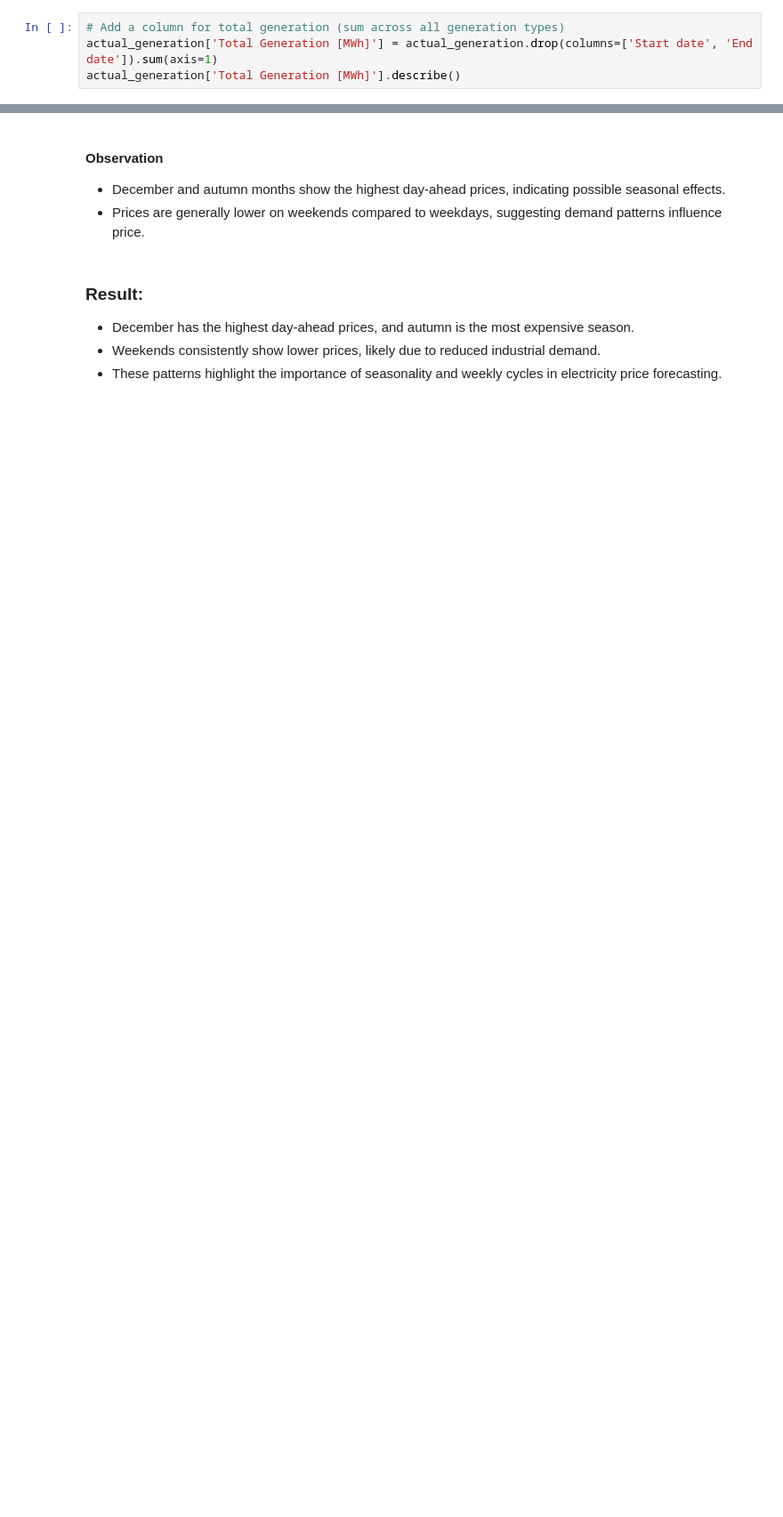
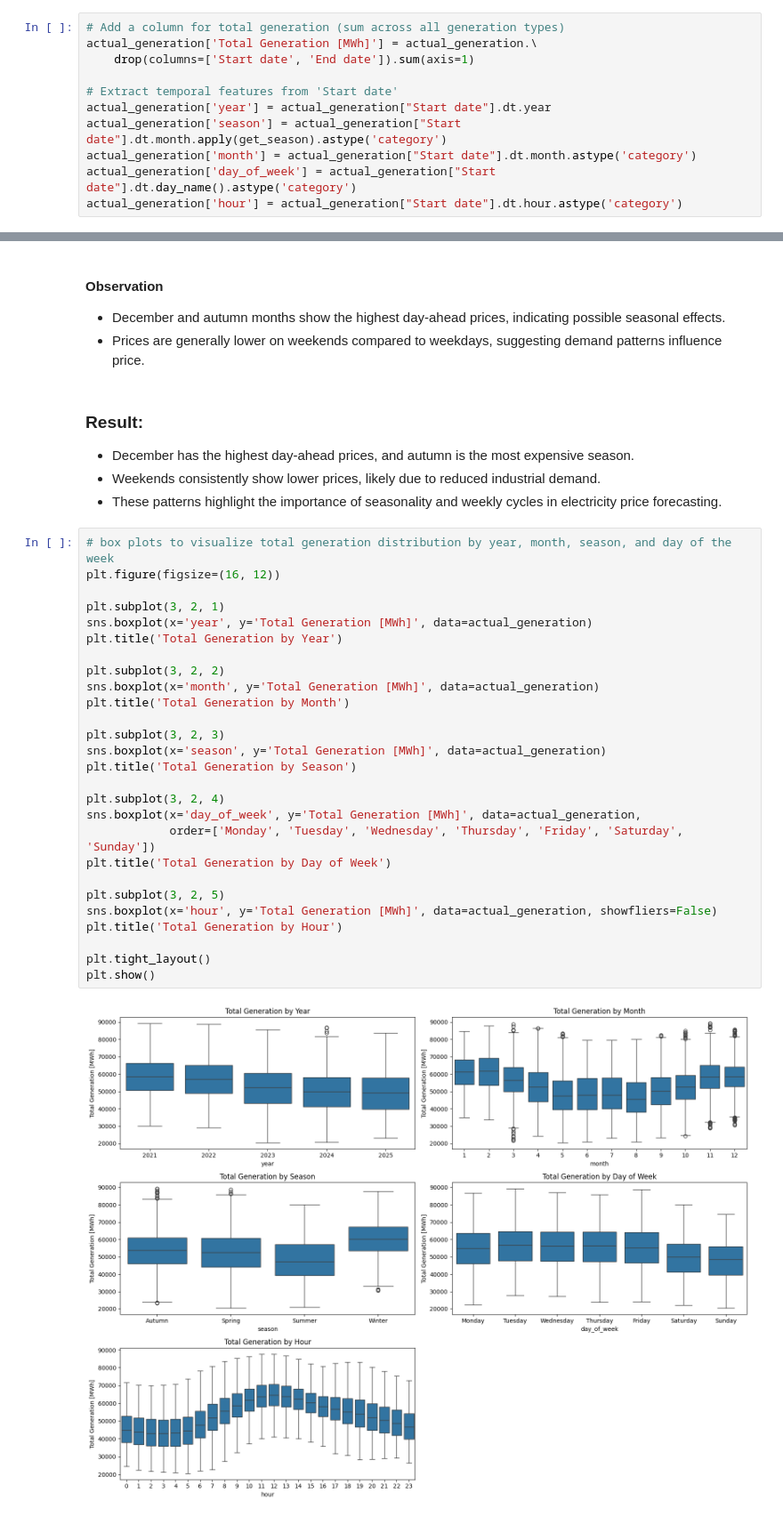
Before and after one commit to Alaeddin-B/german-energy-price-forecasting-mlops, a Jupyter notebook: notebooks/01-EDA.ipynb, the cells around one changed output, grey strips where cells are left out. Shown at 89% size. Cells and saved outputs as stored; diff of their text form; blank space fills up the shorter version.

```diff
--- a/notebooks/01-EDA.ipynb
+++ b/notebooks/01-EDA.ipynb
@@ -133,4 +218,11 @@ False
 # %%
 # Add a column for total generation (sum across all generation types)
-actual_generation['Total Generation [MWh]'] = actual_generation.drop(columns=['Start date', 'End date']).sum(axis=1)
-actual_generation['Total Generation [MWh]'].describe()
+actual_generation['Total Generation [MWh]'] = actual_generation.\
+    drop(columns=['Start date', 'End date']).sum(axis=1)
+
+# Extract temporal features from 'Start date'
+actual_generation['year'] = actual_generation["Start date"].dt.year
+actual_generation['season'] = actual_generation["Start date"].dt.month.apply(get_season).astype('category')
+actual_generation['month'] = actual_generation["Start date"].dt.month.astype('category')
+actual_generation['day_of_week'] = actual_generation["Start date"].dt.day_name().astype('category')
+actual_generation['hour'] = actual_generation["Start date"].dt.hour.astype('category')
@@ -294,3 +339,32 @@ plt.show()
 - December has the highest day-ahead prices, and autumn is the most expensive season.
 - Weekends consistently show lower prices, likely due to reduced industrial demand.
 - These patterns highlight the importance of seasonality and weekly cycles in electricity price forecasting.
+# %%
+# box plots to visualize total generation distribution by year, month, season, and day of the week
+plt.figure(figsize=(16, 12))
+
+plt.subplot(3, 2, 1)
+sns.boxplot(x='year', y='Total Generation [MWh]', data=actual_generation)
+plt.title('Total Generation by Year')
+
+plt.subplot(3, 2, 2)
+sns.boxplot(x='month', y='Total Generation [MWh]', data=actual_generation)
+plt.title('Total Generation by Month')
+
+plt.subplot(3, 2, 3)
+sns.boxplot(x='season', y='Total Generation [MWh]', data=actual_generation)
+plt.title('Total Generation by Season')
+
+plt.subplot(3, 2, 4)
+sns.boxplot(x='day_of_week', y='Total Generation [MWh]', data=actual_generation,
+            order=['Monday', 'Tuesday', 'Wednesday', 'Thursday', 'Friday', 'Saturday', 'Sunday'])
+plt.title('Total Generation by Day of Week')
+
+plt.subplot(3, 2, 5)
+sns.boxplot(x='hour', y='Total Generation [MWh]', data=actual_generation, showfliers=False)
+plt.title('Total Generation by Hour')
+
+plt.tight_layout()
+plt.show()
+# %% [output]
+[figure, added]
```
Also changed, not shown: parts of 37 cells of this notebook.
